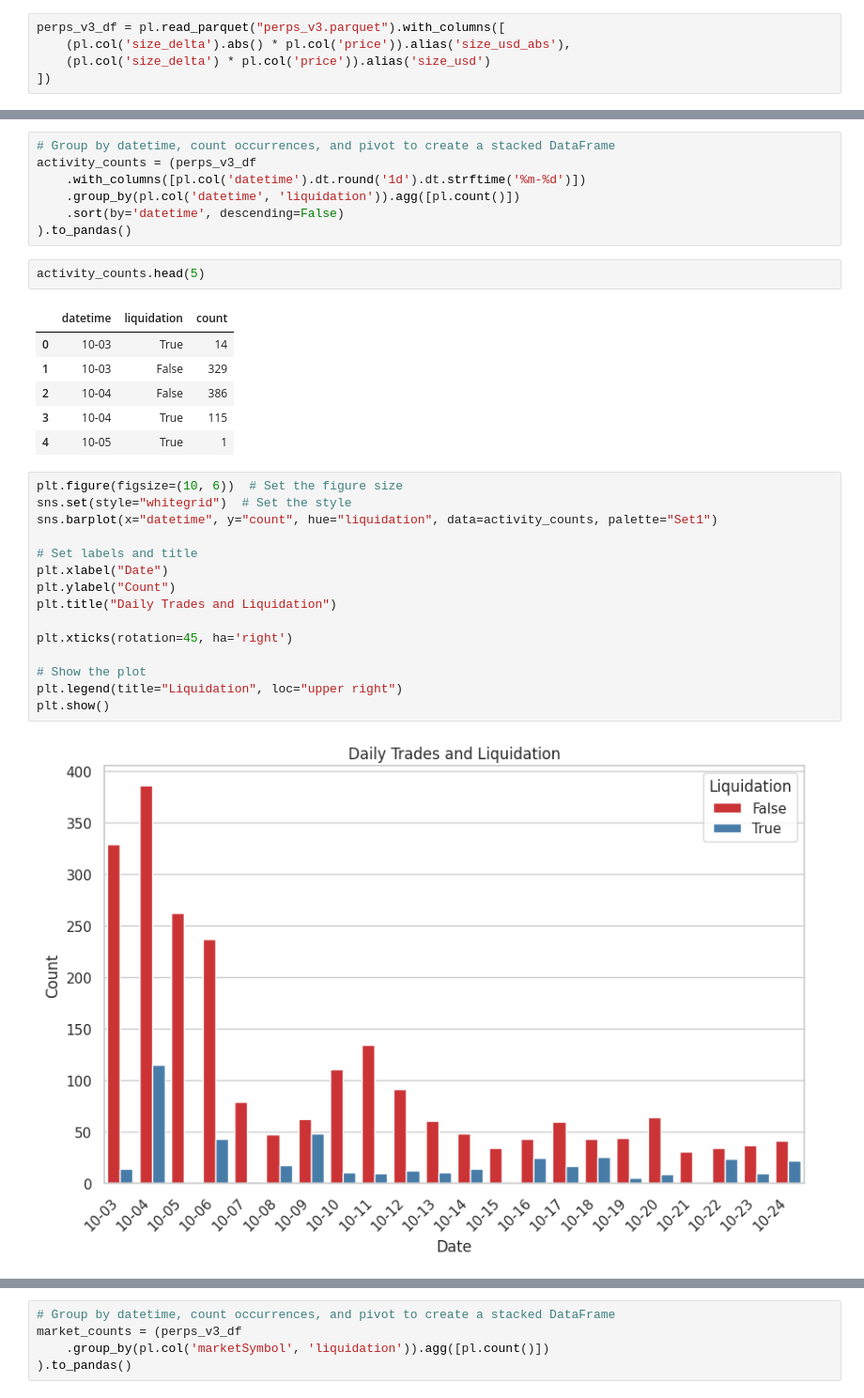
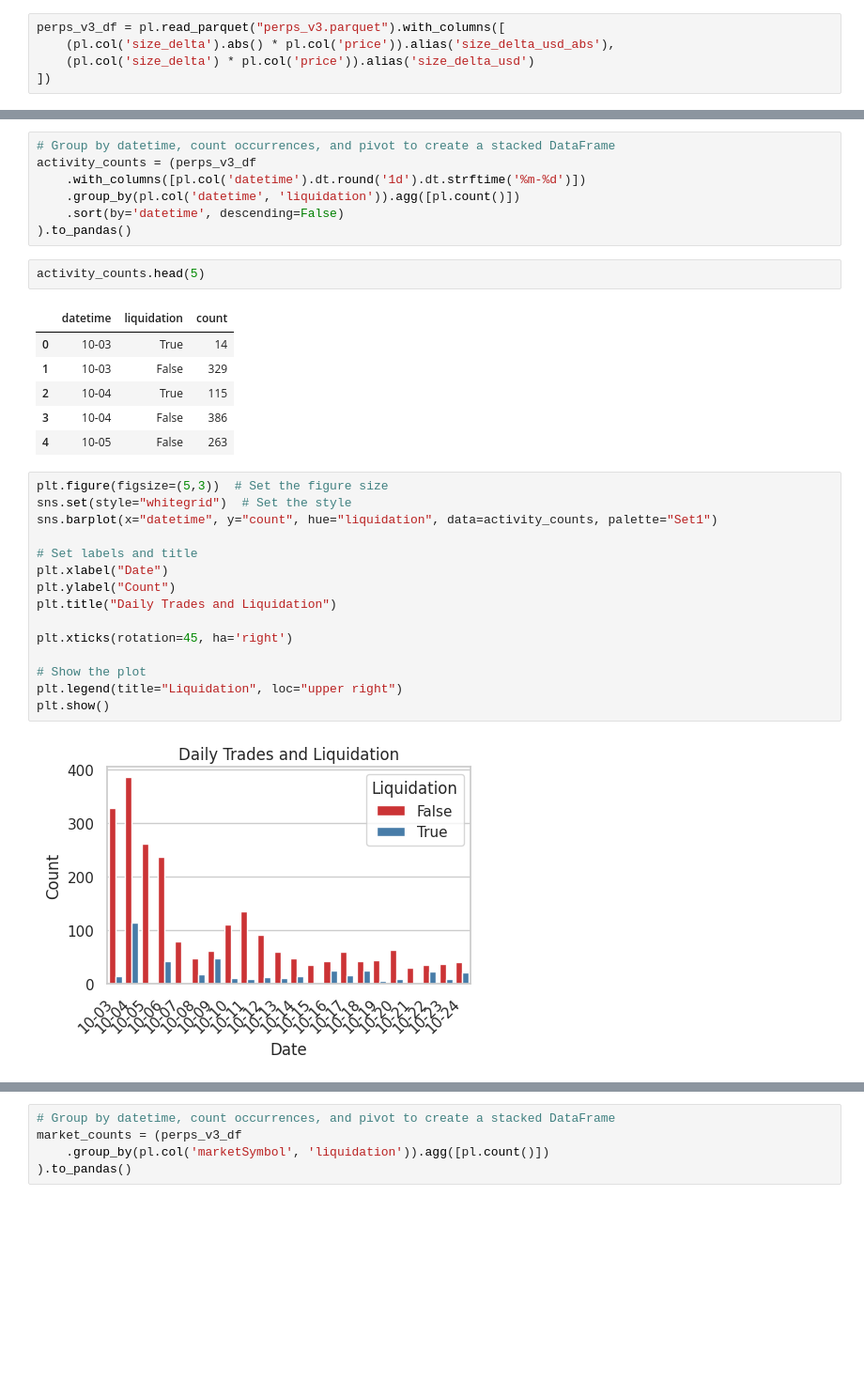
Before and after one commit to Evan-Kim2028/synthetix_v3_analytics, a Jupyter notebook: perps_v3_competition/analysis.ipynb, the cells around one changed output, grey strips where cells are left out. Shown at 94% size. Cells and saved outputs as stored; diff of their text form; blank space fills up the shorter version.

```diff
--- a/perps_v3_competition/analysis.ipynb
+++ b/perps_v3_competition/analysis.ipynb
@@ -9,7 +18,7 @@ polars.config.Config
 # %%
 perps_v3_df = pl.read_parquet("perps_v3.parquet").with_columns([
-    (pl.col('size_delta').abs() * pl.col('price')).alias('size_usd_abs'),
-    (pl.col('size_delta') * pl.col('price')).alias('size_usd')
+    (pl.col('size_delta').abs() * pl.col('price')).alias('size_delta_usd_abs'),
+    (pl.col('size_delta') * pl.col('price')).alias('size_delta_usd')
 ])
 # %%
 # first and last trade
@@ -56,24 +65,24 @@ activity_counts.head(5)
 |  | datetime | liquidation | count |
 | 0 | 10-03 | True | 14 |
 | 1 | 10-03 | False | 329 |
-| 2 | 10-04 | False | 386 |
-| 3 | 10-04 | True | 115 |
-| 4 | 10-05 | True | 1 |
+| 2 | 10-04 | True | 115 |
+| 3 | 10-04 | False | 386 |
+| 4 | 10-05 | False | 263 |
 # %%
-plt.figure(figsize=(10, 6))  # Set the figure size
+plt.figure(figsize=(5,3))  # Set the figure size
 sns.set(style="whitegrid")  # Set the style
 sns.barplot(x="datetime", y="count", hue="liquidation", data=activity_counts, palette="Set1")
 
 # Set labels and title
 plt.xlabel("Date")
 plt.ylabel("Count")
 plt.title("Daily Trades and Liquidation")
 
 plt.xticks(rotation=45, ha='right')
 
 # Show the plot
 plt.legend(title="Liquidation", loc="upper right")
 plt.show()
 # %% [output]
-[figure, old version]
+[figure, new version]
 # %% [markdown]
```
Also changed, not shown: parts of 28 cells of this notebook.
